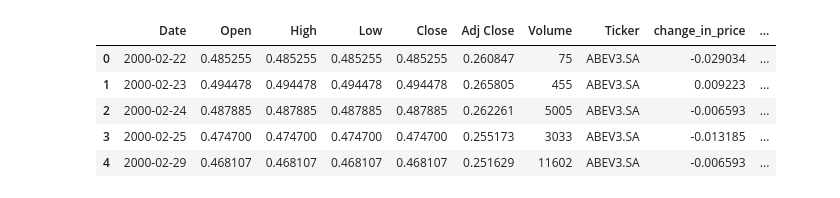
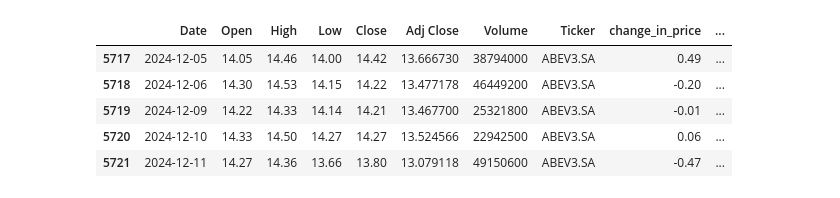
Before and after one commit to Bruno-Santana-Eco/TCC_Machine_learning, a Jupyter notebook: Previsão diária.ipynb, the cells around one changed output. Cells and saved outputs as stored; diff of their text form; code cells hidden in the pictures.

```diff
--- a/Previsão diária.ipynb
+++ b/Previsão diária.ipynb
@@ -12,7 +12,7 @@ from sklearn.metrics import accuracy_score, classification_report
 pd.set_option('display.max_columns',None)
 import joblib
 # %%
-test_day = pd.read_parquet(f'C:/Users/Samsung/Documents/GitHub-Datas/TCC_Machine_Learning/Datas referências/price_data_D20.parquet')
+test_day = pd.read_parquet(f'C:/Users/Samsung/Documents/GitHub-Datas/TCC_Machine_Learning/Datas referências/price_data_D30.parquet')
 test_day.head()
 # %% [output]
 |  | Date | Open | High | Low | Close | Adj Close | Volume | Ticker | change_in_price | ... |
@@ -41,7 +42,7 @@ test_day_AMBEV.head()
 test_day_AMBEV['Date'] = pd.to_datetime(test_day_AMBEV['Date'])
 
 # Definir a data inicial para filtrar
-inicio = '2000-02-22'  # Data inicial
+inicio = '2024-12-05'  # Data inicial
 
 # Filtrar as linhas onde a data é maior ou igual a 'inicio'
 test_day_AMBEV = test_day_AMBEV[test_day_AMBEV['Date'] >= inicio]
@@ -66,0 +70,3 @@ test_day_AMBEV.head(15)
+# %%
+# Carregar o modelo salvo
+rand_frst_clf_Ambev = joblib.load('C:/Users/Samsung/Documents/GitHub-Datas/TCC_Machine_Learning/random_forest_model.pkl')
@@ -80,18 +88,17 @@ Features.head()
 # %%
 Features_array = Features.to_numpy()
 
 # Fazer previsões usando o modelo carregado
 predictions = rand_frst_clf_Ambev.predict(Features_array)
 
 # Adicionar as previsões em uma nova coluna chamada 'Prediction'
 test_day_AMBEV['Prediction'] = predictions
 
-# Visualizar o DataFrame com a nova coluna
-test_day_AMBEV.head()
+test_day_AMBEV.tail(30)
 # %% [output]
 |  | Date | Open | High | Low | Close | Adj Close | Volume | Ticker | change_in_price | ... |
-| 0 | 2000-02-22 | 0.485255 | 0.485255 | 0.485255 | 0.485255 | 0.260847 | 75 | ABEV3.SA | -0.029034 | ... |
-| 1 | 2000-02-23 | 0.494478 | 0.494478 | 0.494478 | 0.494478 | 0.265805 | 455 | ABEV3.SA | 0.009223 | ... |
-| 2 | 2000-02-24 | 0.487885 | 0.487885 | 0.487885 | 0.487885 | 0.262261 | 5005 | ABEV3.SA | -0.006593 | ... |
-| 3 | 2000-02-25 | 0.474700 | 0.474700 | 0.474700 | 0.474700 | 0.255173 | 3033 | ABEV3.SA | -0.013185 | ... |
-| 4 | 2000-02-29 | 0.468107 | 0.468107 | 0.468107 | 0.468107 | 0.251629 | 11602 | ABEV3.SA | -0.006593 | ... |
+| 5717 | 2024-12-05 | 14.05 | 14.46 | 14.00 | 14.42 | 13.666730 | 38794000 | ABEV3.SA | 0.49 | ... |
+| 5718 | 2024-12-06 | 14.30 | 14.53 | 14.15 | 14.22 | 13.477178 | 46449200 | ABEV3.SA | -0.20 | ... |
+| 5719 | 2024-12-09 | 14.22 | 14.33 | 14.14 | 14.21 | 13.467700 | 25321800 | ABEV3.SA | -0.01 | ... |
+| 5720 | 2024-12-10 | 14.33 | 14.50 | 14.27 | 14.27 | 13.524566 | 22942500 | ABEV3.SA | 0.06 | ... |
+| 5721 | 2024-12-11 | 14.27 | 14.36 | 13.66 | 13.80 | 13.079118 | 49150600 | ABEV3.SA | -0.47 | ... |
```
Also changed, not shown: parts of 9 cells of this notebook, 3 other files.
